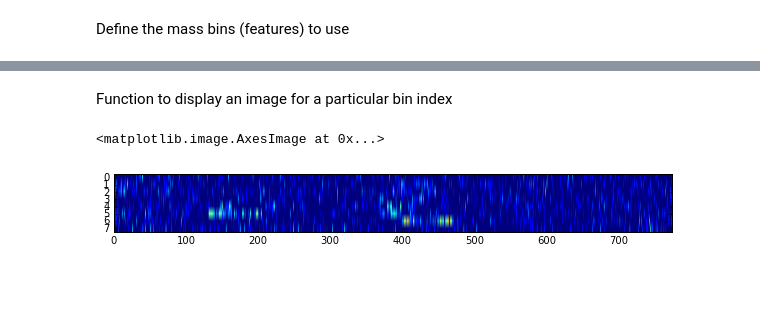
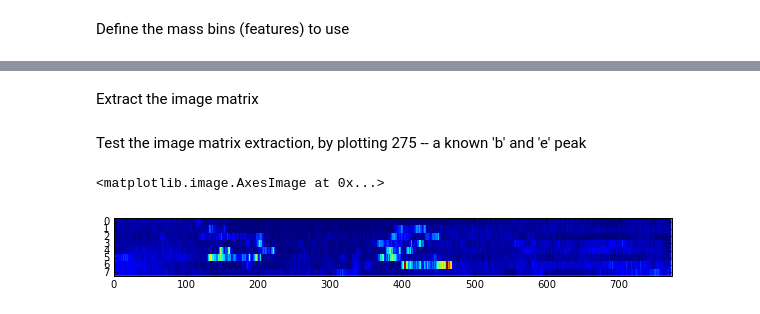
Before and after one commit to sdrogers/inklda, a Jupyter notebook: notebooks/Initial_data_processing.ipynb, the cells around one changed output, grey strips where cells are left out. Cells and saved outputs as stored; diff of their text form; code cells hidden in the pictures; blank space fills up the shorter version.

```diff
--- a/notebooks/Initial_data_processing.ipynb
+++ b/notebooks/Initial_data_processing.ipynb
@@ -29,6 +38,8 @@ for spectrum in run:
         if mass_bin >= minmz and mass_bin < maxmz:
             binned_data[mass_bin-minmz][sp] += i
     sp += 1
+# %% [markdown]
+Extract the image matrix
 # %%
 def get_matrix(binned_data,nBins,nScans):
     n_rows = 8
@@ -50,12 +61,12 @@ def get_matrix(binned_data,nBins,nScans):
                 pos += scans_per_line
                 fwd = True
     return image_array
-# %% [markdown]
-Function to display an image for a particular bin index
+# %% [markdown]
+Test the image matrix extraction, by plotting 275 -- a known 'b' and 'e' peak
 # %%
 image_array = get_matrix(binned_data,len(bins),nScans)
 plt.figure(figsize=(10,10))
-plt.imshow(image_array[:,:,277],aspect=10)
+plt.imshow(image_array[:,:,275],aspect=10,interpolation='None')
 # %% [output]
 <matplotlib.image.AxesImage at 0x...>
-[figure, old version]
+[figure, new version]
```
Also changed, not shown: parts of 30 cells of this notebook.
